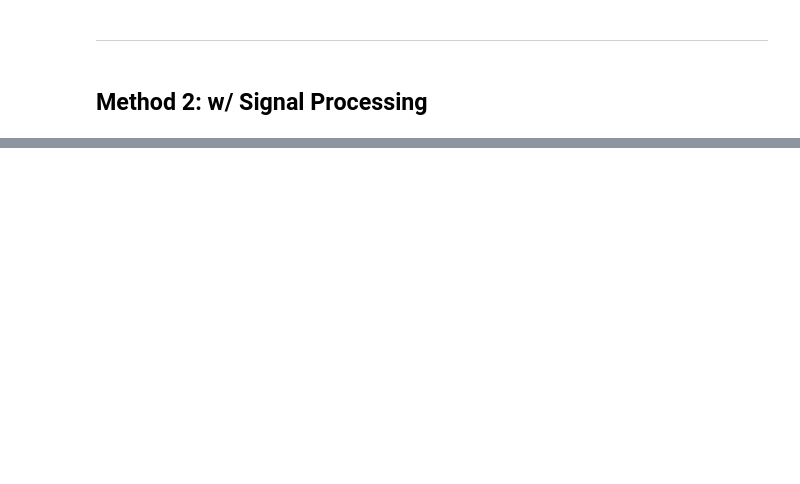
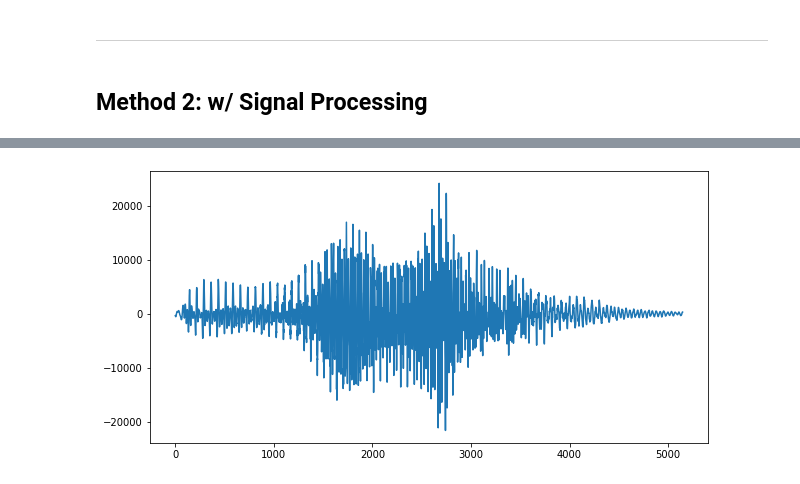
Before and after one commit to kimrharper/data_science_nltk, a Jupyter notebook: audio/digit_analyses.ipynb, the cells around one changed output, grey strips where cells are left out. Cells and saved outputs as stored; diff of their text form; code cells hidden in the pictures; blank space fills up the shorter version.

```diff
--- a/audio/digit_analyses.ipynb
+++ b/audio/digit_analyses.ipynb
@@ -68,0 +95,6 @@ audData.shape[0] / rate
+# %%
+plt.figure(figsize=(10,5))
+plt.plot(data)
+plt.show()
+# %% [output]
+[figure, added]
```
Also changed, not shown: parts of 24 cells of this notebook.
